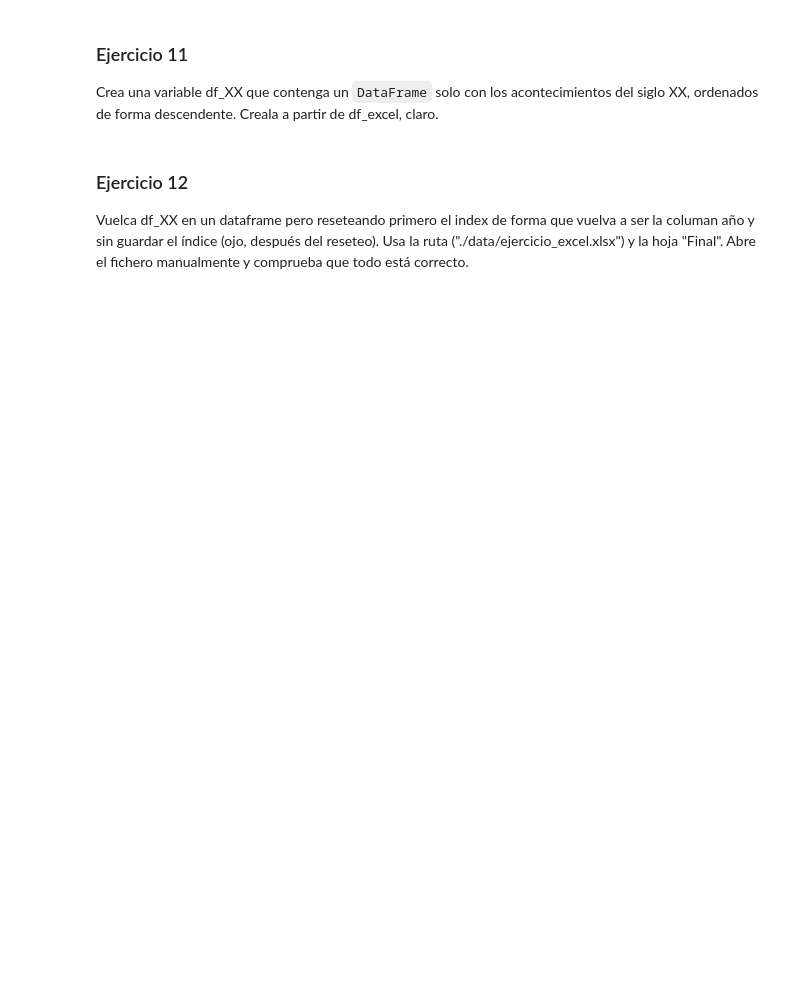
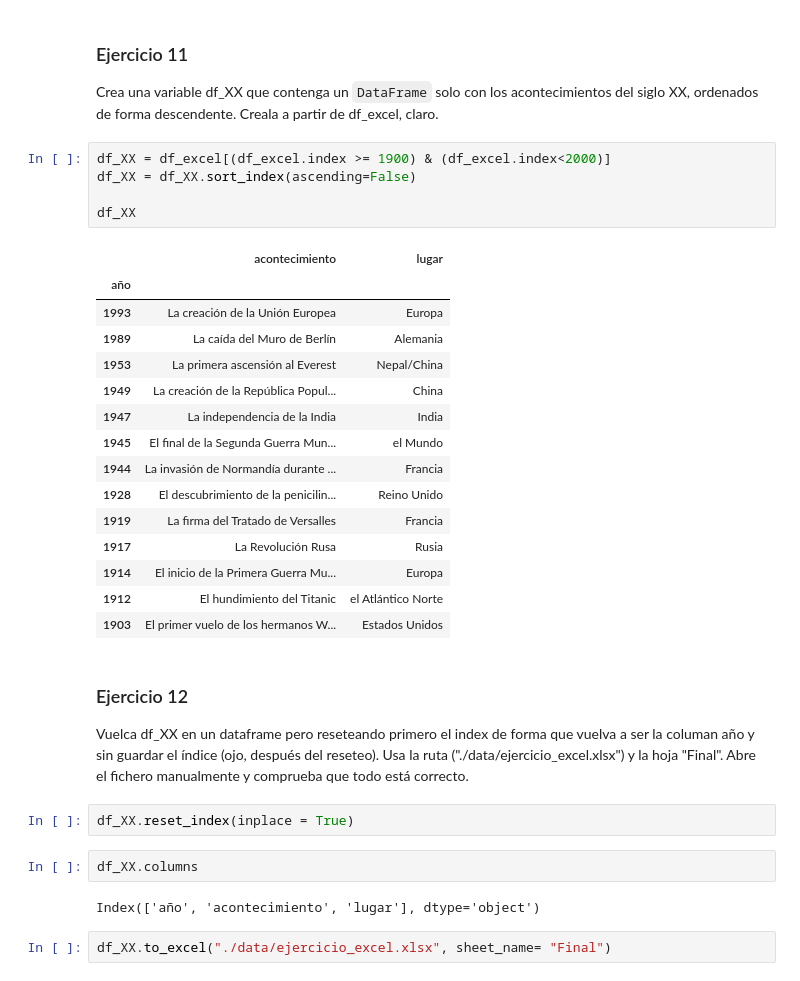
Before and after one commit to arratealduzin/Repo-ejercicos, a Jupyter notebook: 03_Data_Analysis/Sprint_05/Unidad_02_Procesado_Datos_Internos_Ficheros/02_Ejercicios_Workout/08_Ejercicio_Formato_Tabular_copia.ipynb, the cells around one changed output. Cells and saved outputs as stored; diff of their text form; blank space fills up the shorter version.

```diff
--- a/03_Data_Analysis/Sprint_05/Unidad_02_Procesado_Datos_Internos_Ficheros/02_Ejercicios_Workout/08_Ejercicio_Formato_Tabular.ipynb
+++ b/03_Data_Analysis/Sprint_05/Unidad_02_Procesado_Datos_Internos_Ficheros/02_Ejercicios_Workout/08_Ejercicio_Formato_Tabular_copia.ipynb
@@ -197,7 +480,36 @@ Carga ahora los datos del fichero con ruta "./data/df_eventos_historicos.xlsx" e
 ### Ejercicio 11
 
 Crea una variable df_XX que contenga un `DataFrame` solo con los acontecimientos del siglo XX, ordenados de forma descendente. Creala a partir de df_excel, claro.
+# %%
+df_XX = df_excel[(df_excel.index >= 1900) & (df_excel.index<2000)]
+df_XX = df_XX.sort_index(ascending=False)
+
+df_XX
+# %% [output]
+|  | acontecimiento | lugar |
+| año |  |  |
+| 1993 | La creación de la Unión Europea | Europa |
+| 1989 | La caída del Muro de Berlín | Alemania |
+| 1953 | La primera ascensión al Everest | Nepal/China |
+| 1949 | La creación de la República Popul... | China |
+| 1947 | La independencia de la India | India |
+| 1945 | El final de la Segunda Guerra Mun... | el Mundo |
+| 1944 | La invasión de Normandía durante ... | Francia |
+| 1928 | El descubrimiento de la penicilin... | Reino Unido |
+| 1919 | La firma del Tratado de Versalles | Francia |
+| 1917 | La Revolución Rusa | Rusia |
+| 1914 | El inicio de la Primera Guerra Mu... | Europa |
+| 1912 | El hundimiento del Titanic | el Atlántico Norte |
+| 1903 | El primer vuelo de los hermanos W... | Estados Unidos |
 # %% [markdown]
 ### Ejercicio 12
 
 Vuelca df_XX en un dataframe pero reseteando primero el index de forma que vuelva a ser la columan año y sin guardar el índice (ojo, después del reseteo). Usa la ruta ("./data/ejercicio_excel.xlsx") y la hoja "Final". Abre el fichero manualmente y comprueba que todo está correcto.
+# %%
+df_XX.reset_index(inplace = True)
+# %%
+df_XX.columns
+# %% [output]
+Index(['año', 'acontecimiento', 'lugar'], dtype='object')
+# %%
+df_XX.to_excel("./data/ejercicio_excel.xlsx", sheet_name= "Final")
```
Also changed, not shown: parts of 29 cells of this notebook, 10 other files.
